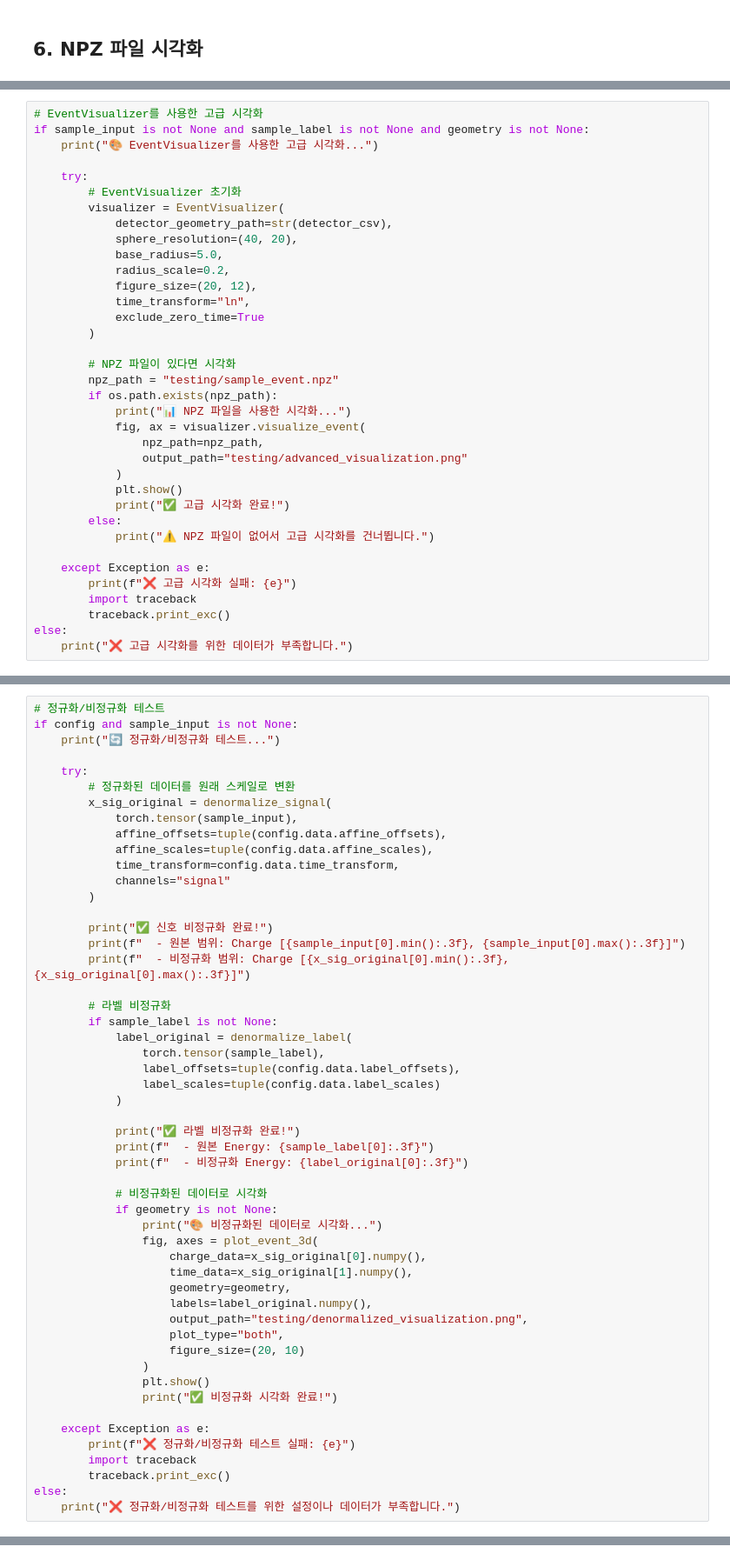
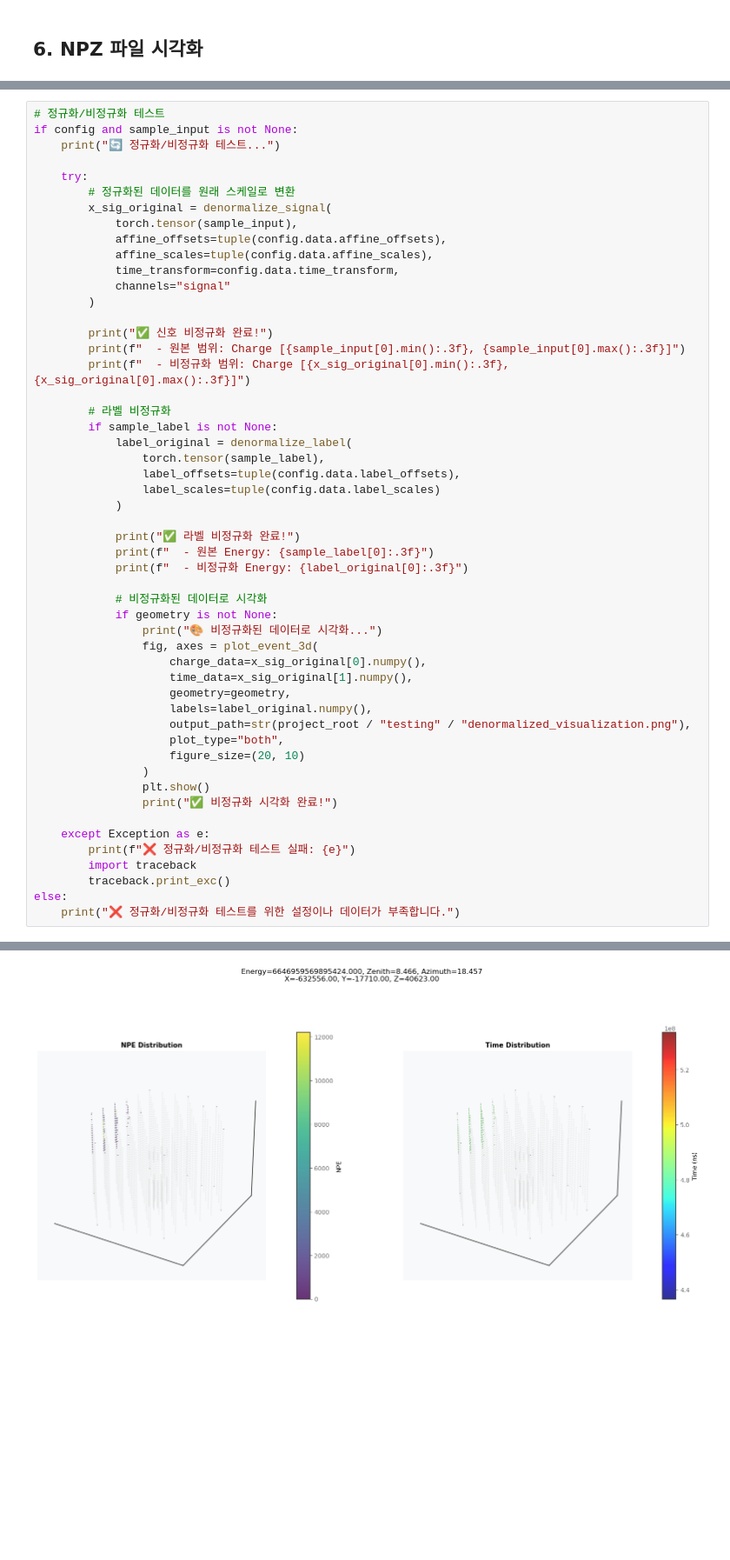
Before and after one commit to pmj0324/GENESIS, a Jupyter notebook: testing/data_visualization_test.ipynb, the cells around one changed output, grey strips where cells are left out. Shown at 87% size. Drawn from its saved outputs; the diff is of its cells as text; blank space fills up the shorter version.

```diff
--- a/testing/data_visualization_test.ipynb
+++ b/testing/data_visualization_test.ipynb
@@ -296,37 +406 @@ else:
-# %%
-# EventVisualizer를 사용한 고급 시각화
-if sample_input is not None and sample_label is not None and geometry is not None:
-    print("🎨 EventVisualizer를 사용한 고급 시각화...")
-
-    try:
-        # EventVisualizer 초기화
-        visualizer = EventVisualizer(
-            detector_geometry_path=str(detector_csv),
-            sphere_resolution=(40, 20),
-            base_radius=5.0,
-            radius_scale=0.2,
-            figure_size=(20, 12),
-            time_transform="ln",
-            exclude_zero_time=True
-        )
-
-        # NPZ 파일이 있다면 시각화
-        npz_path = "testing/sample_event.npz"
-        if os.path.exists(npz_path):
-            print("📊 NPZ 파일을 사용한 시각화...")
-            fig, ax = visualizer.visualize_event(
-                npz_path=npz_path,
-                output_path="testing/advanced_visualization.png"
-            )
-            plt.show()
-            print("✅ 고급 시각화 완료!")
-        else:
-            print("⚠️ NPZ 파일이 없어서 고급 시각화를 건너뜁니다.")
-
-    except Exception as e:
-        print(f"❌ 고급 시각화 실패: {e}")
-        import traceback
-        traceback.print_exc()
-else:
-    print("❌ 고급 시각화를 위한 데이터가 부족합니다.")
 # %% [markdown]
@@ -370,7 +444,7 @@ if config and sample_input is not None:
                     time_data=x_sig_original[1].numpy(),
                     geometry=geometry,
                     labels=label_original.numpy(),
-                    output_path="testing/denormalized_visualization.png",
+                    output_path=str(project_root / "testing" / "denormalized_visualization.png"),
                     plot_type="both",
                     figure_size=(20, 10)
                 )
@@ -383,3 +457,4 @@ if config and sample_input is not None:
         traceback.print_exc()
 else:
     print("❌ 정규화/비정규화 테스트를 위한 설정이나 데이터가 부족합니다.")
+# %% [output]
@@ -385,0 +477 @@ else:
+[figure, added]
```
Also changed, not shown: parts of 12 cells of this notebook, 2 other files.
